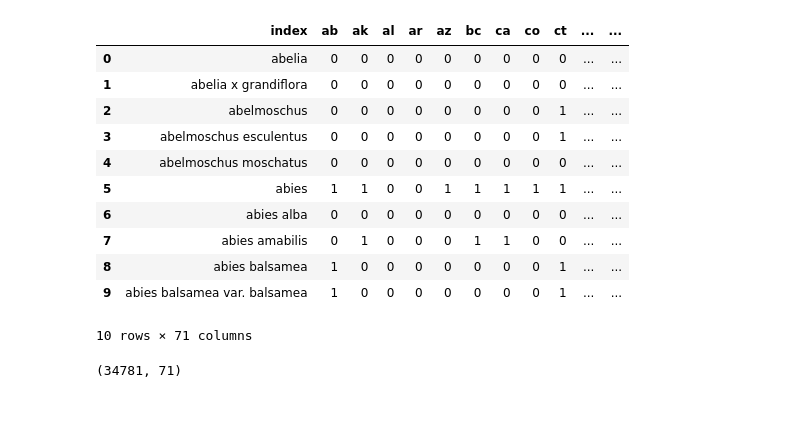
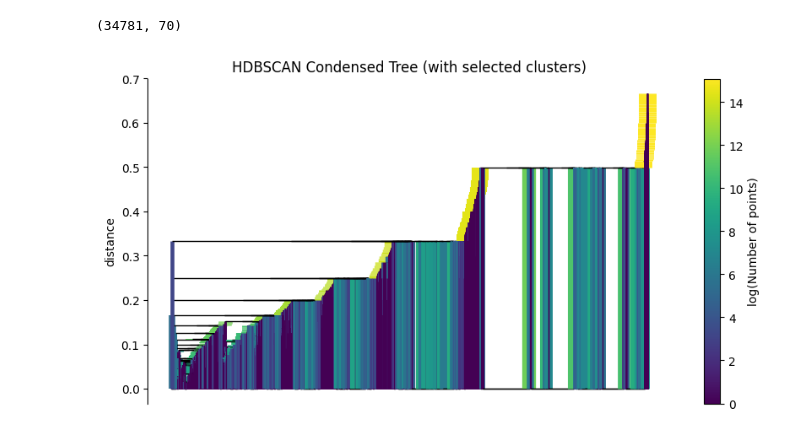
Before and after one commit to drwbkr1/Grad504-Hierarchical-Cluster-Project, a Jupyter notebook: GRAD504_HC_Project.ipynb, the cells around one changed output. Saved outputs shown, nothing was run; the diff lists cells and outputs as text; code cells hidden in the pictures; blank space fills up the shorter version.

Commit message:
Implemented HDBSCAN, ran integrated visualization

```diff
--- a/GRAD504_HC_Project.ipynb
+++ b/GRAD504_HC_Project.ipynb
@@ -29,25 +29,32 @@ mlb= MultiLabelBinarizer()
 
 states_ohe= mlb.fit_transform(states_list)
 
-df= pd.DataFrame(states_ohe, columns= mlb.classes_, index= plants_list).reset_index()
-df.head(10)
+df= pd.DataFrame(states_ohe, columns= mlb.classes_, index= plants_list)
+df= df.rename(columns= {"index" : "Flowers"})
+#df.head(10)
-# %% [output]
-|  | index | ab | ak | al | ar | az | bc | ca | co | ct | ... | ... |
-| 0 | abelia | 0 | 0 | 0 | 0 | 0 | 0 | 0 | 0 | 0 | ... | ... |
-| 1 | abelia x grandiflora | 0 | 0 | 0 | 0 | 0 | 0 | 0 | 0 | 0 | ... | ... |
-| 2 | abelmoschus | 0 | 0 | 0 | 0 | 0 | 0 | 0 | 0 | 1 | ... | ... |
-| 3 | abelmoschus esculentus | 0 | 0 | 0 | 0 | 0 | 0 | 0 | 0 | 1 | ... | ... |
-| 4 | abelmoschus moschatus | 0 | 0 | 0 | 0 | 0 | 0 | 0 | 0 | 0 | ... | ... |
-| 5 | abies | 1 | 1 | 0 | 0 | 1 | 1 | 1 | 1 | 1 | ... | ... |
-| 6 | abies alba | 0 | 0 | 0 | 0 | 0 | 0 | 0 | 0 | 0 | ... | ... |
-| 7 | abies amabilis | 0 | 1 | 0 | 0 | 0 | 1 | 1 | 0 | 0 | ... | ... |
-| 8 | abies balsamea | 1 | 0 | 0 | 0 | 0 | 0 | 0 | 0 | 1 | ... | ... |
-| 9 | abies balsamea var. balsamea | 1 | 0 | 0 | 0 | 0 | 0 | 0 | 0 | 1 | ... | ... |
-10 rows × 71 columns
 # %%
 df.shape
 # %% [output]
-(34781, 71)
+(34781, 70)
 # %%
 '''Oh boy, 34000 flower types in 70 regions. That's 2.38 million combinations.
 We have our work cut out for us'''
+# %%
+from hdbscan.hdbscan_ import HDBSCAN
+import matplotlib.pyplot as plt
+
+clusterer= HDBSCAN(min_cluster_size= 1000,
+                   min_samples=3,
+                   metric= 'jaccard',
+                   core_dist_n_jobs= -3
+                   )
+
+clusterer.fit(df)
+
+plt.figure(figsize=(10, 5))
+#clusterer.condensed_tree_.plot()
+clusterer.single_linkage_tree_.plot()
+plt.title("HDBSCAN Condensed Tree (with selected clusters)")
+plt.show()
+# %% [output]
+[figure, added]
```
Also changed, not shown: parts of 3 cells of this notebook.
